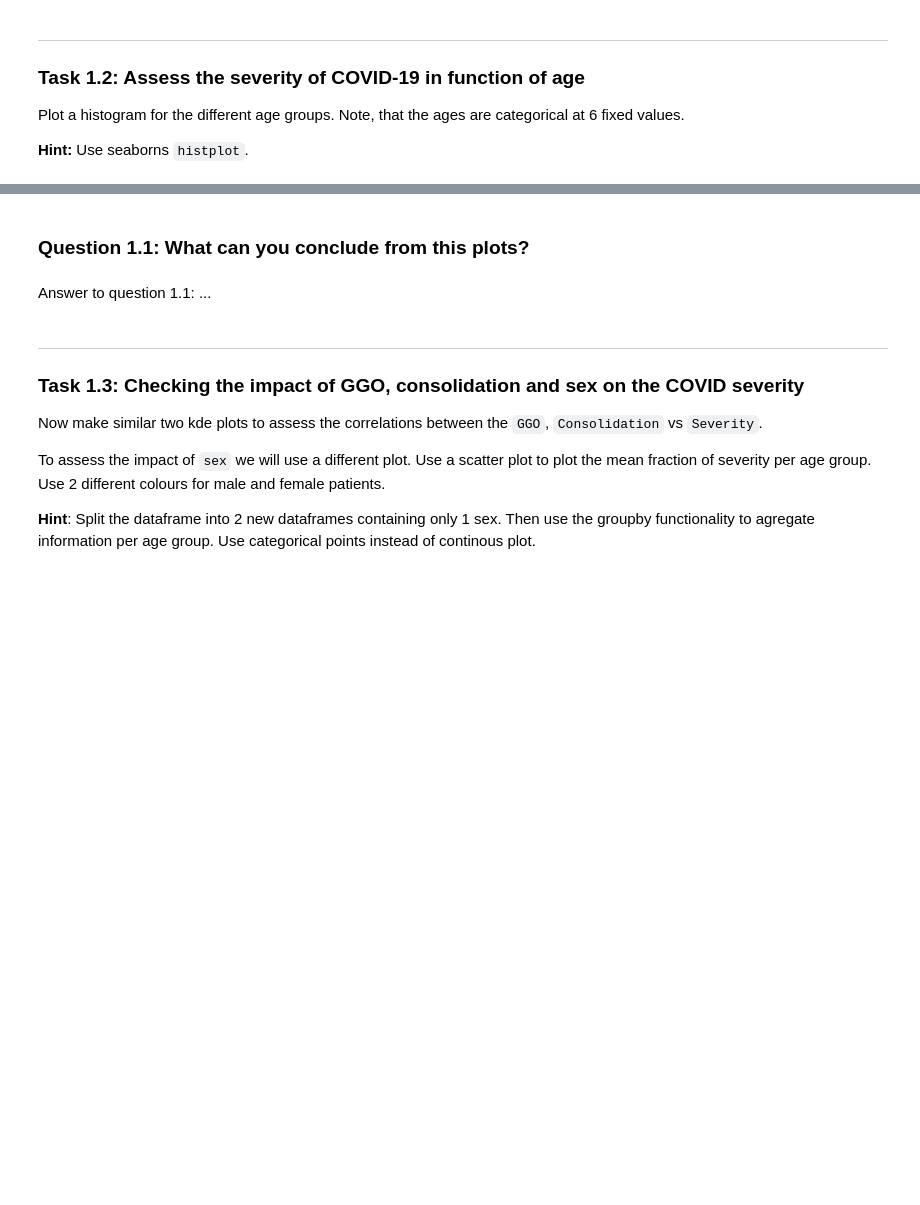
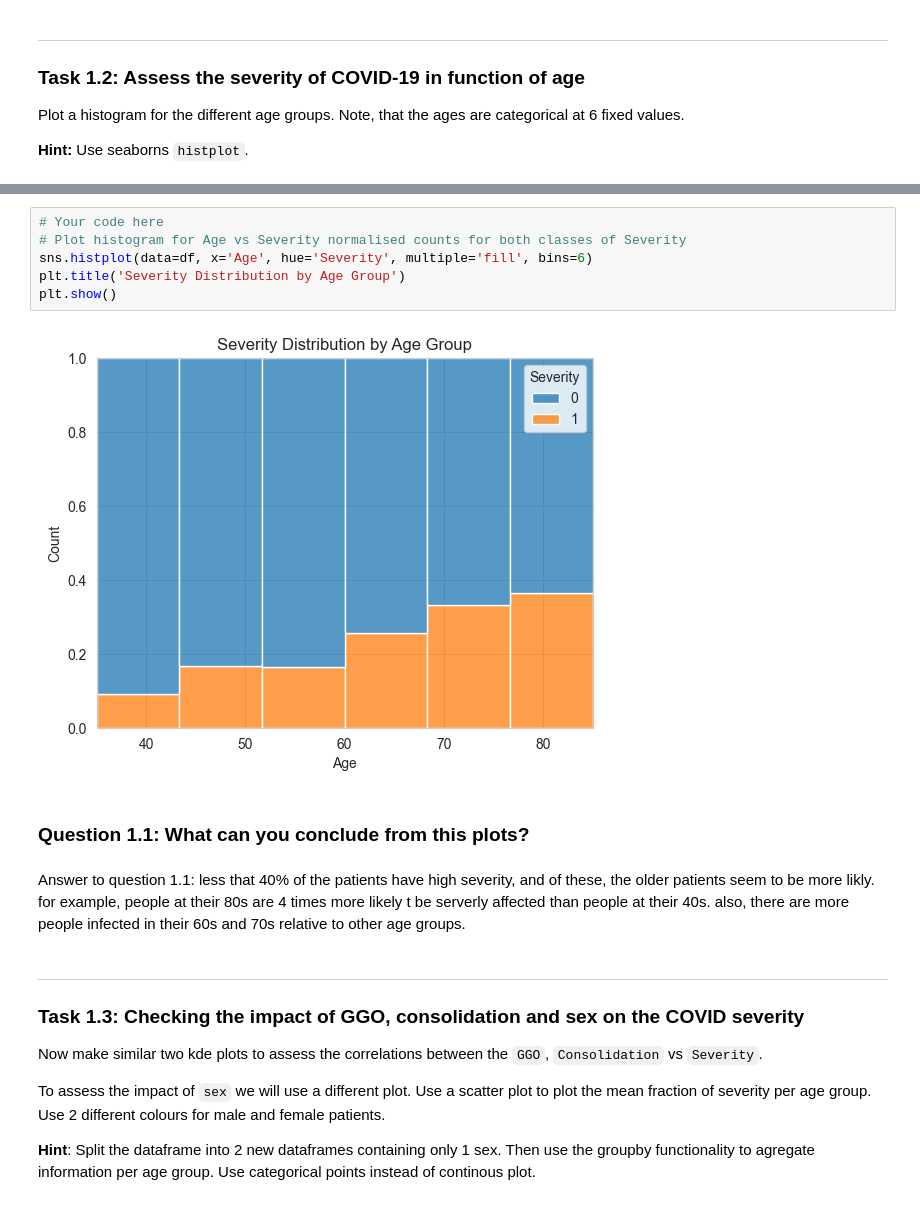
Before and after one commit to HosseinOutward/VUB-ACS-25_HIDSS, a Jupyter notebook: WPO3/WPO_3_Student.ipynb, the cells around one changed output, grey strips where cells are left out. Saved outputs shown, nothing was run; the diff lists cells and outputs as text; blank space fills up the shorter version.

```diff
--- a/WPO3/WPO_3_Student.ipynb
+++ b/WPO3/WPO_3_Student.ipynb
@@ -74,7 +101,16 @@ __Hint:__ Use seaborns `histplot`.
+# %%
+# Your code here
+# Plot histogram for Age vs Severity normalised counts for both classes of Severity
+sns.histplot(data=df, x='Age', hue='Severity', multiple='fill', bins=6)
+plt.title('Severity Distribution by Age Group')
+plt.show()
+# %% [output]
+[figure, added]
 # %% [markdown]
 ### Question 1.1: What can you conclude from this plots?
 # %% [markdown]
-Answer to question 1.1: ...
+Answer to question 1.1: less that 40% of the patients have high severity, and of these, the older patients seem to be more likly. for example, people at their 80s are 4 times more likely t be serverly affected than people at their 40s.
+also, there are more people infected in their 60s and 70s relative to other age groups.
 # %% [markdown]
 ***
 ### Task 1.3: Checking the impact of GGO, consolidation and sex on the COVID severity
```
Also changed, not shown: parts of 42 cells of this notebook.
